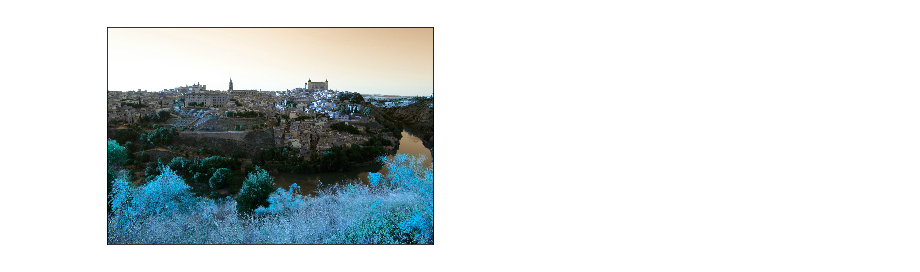
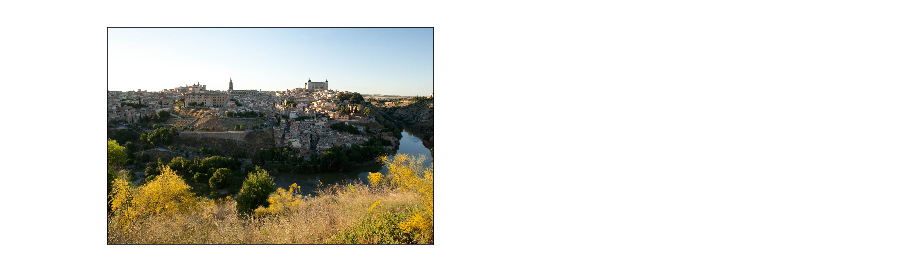
Before and after one commit to dgomezg/hdtr-python, a Jupyter notebook: pocs/cv2_display_image_poc.ipynb, the cells around one changed output. Cells and saved outputs as stored; diff of their text form; code cells hidden in the pictures.

```diff
--- a/pocs/cv2_display_image_poc.ipynb
+++ b/pocs/cv2_display_image_poc.ipynb
@@ -1,13 +1,13 @@
 # %%
 import cv2
 import matplotlib.pyplot as plt
 %matplotlib inline
 
 img = cv2.imread("../samples/Toledo/sources/0001-enf.jpg")
-cv2.cvtColor(img, cv2.COLOR_BGR2RGB)
+RGB_img = cv2.cvtColor(img, cv2.COLOR_BGR2RGB)
 
-plt.imshow(img, cmap="gray")
+plt.imshow(RGB_img, cmap="gray")
 plt.xticks([]), plt.yticks([])
 plt.show()
 # %% [output]
-[figure, old version]
+[figure, new version]
```
Also changed, not shown: parts of 1 cell of this notebook.
